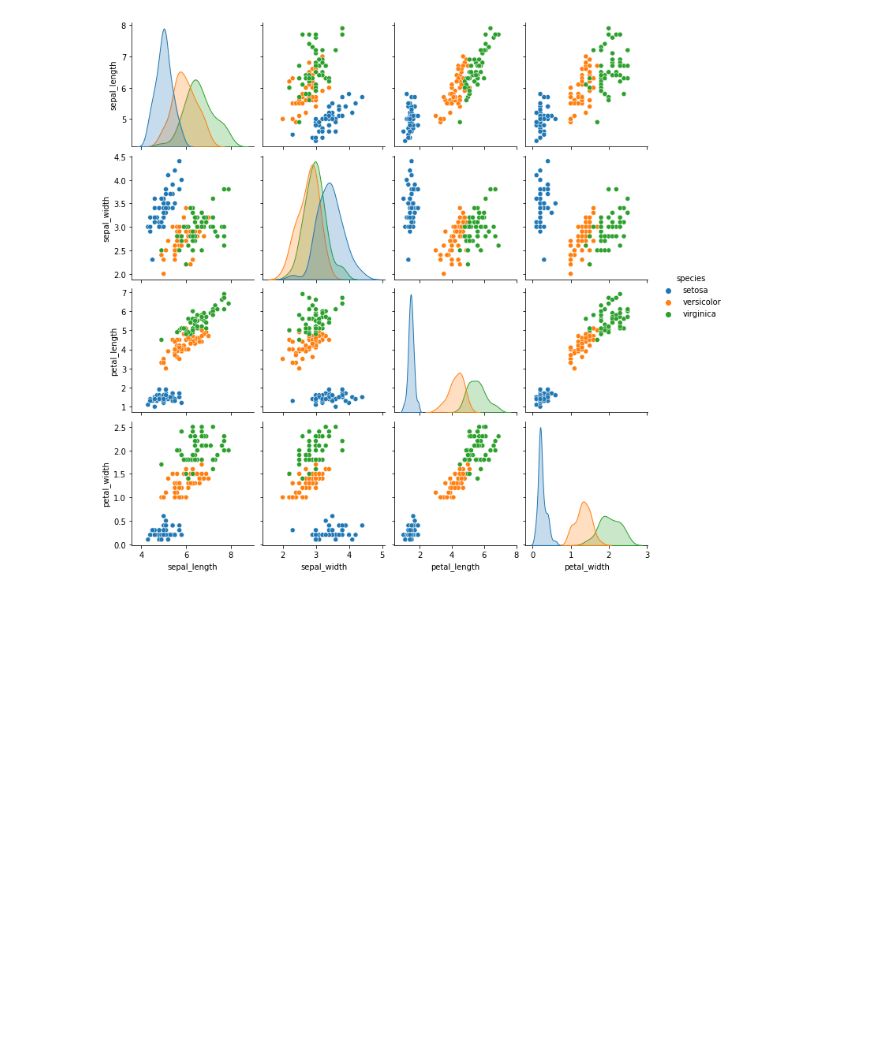
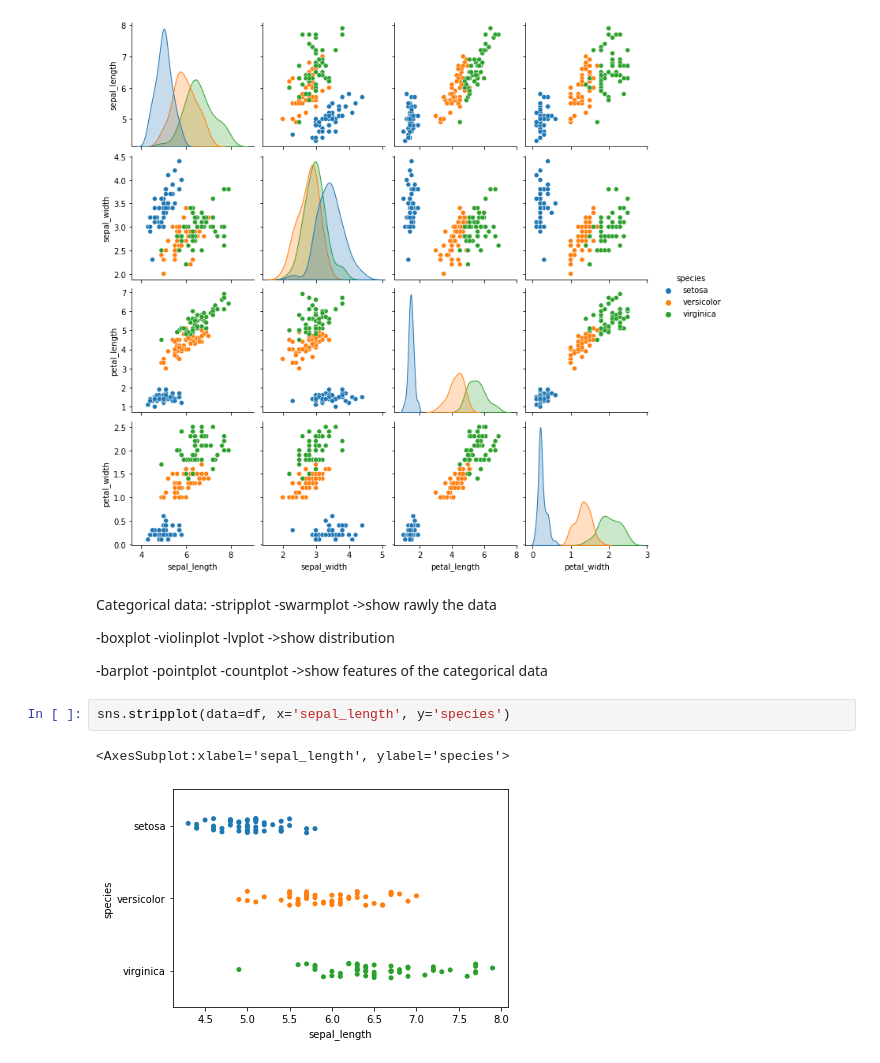
Before and after one commit to Andre-Carrillo/python-scripts, a Jupyter notebook: Intermediate Seaborn course.ipynb, the cells around one changed output. Cells and saved outputs as stored; diff of their text form; blank space fills up the shorter version.

```diff
--- a/Intermediate Seaborn course.ipynb
+++ b/Intermediate Seaborn course.ipynb
@@ -80,3 +80,23 @@ sns.pairplot(data=df, hue='species')
 # %% [output]
 <seaborn.axisgrid.PairGrid at 0x...>
 [figure]
+# %% [markdown]
+Categorical data:
+-stripplot
+-swarmplot
+->show rawly the data
+
+-boxplot
+-violinplot
+-lvplot
+->show distribution
+
+-barplot
+-pointplot
+-countplot
+->show features of the categorical data
+# %%
+sns.stripplot(data=df, x='sepal_length', y='species')
+# %% [output]
+<AxesSubplot:xlabel='sepal_length', ylabel='species'>
+[figure, added]
```
Also changed, not shown: parts of 22 cells of this notebook, 2 other files.
